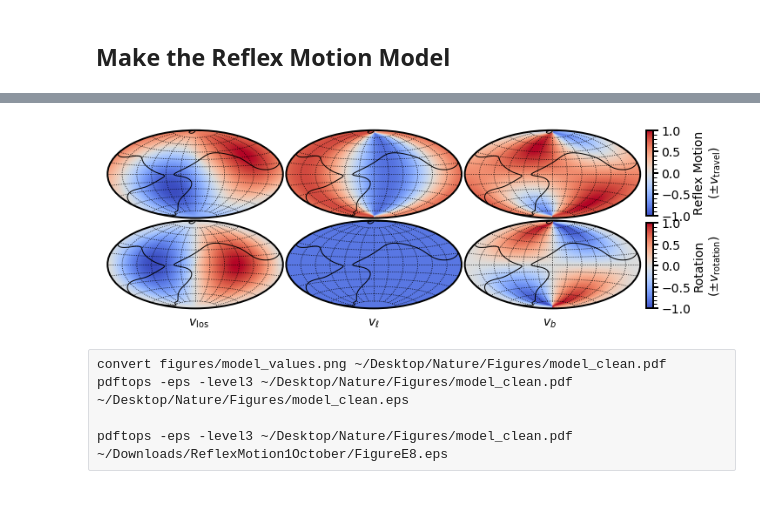
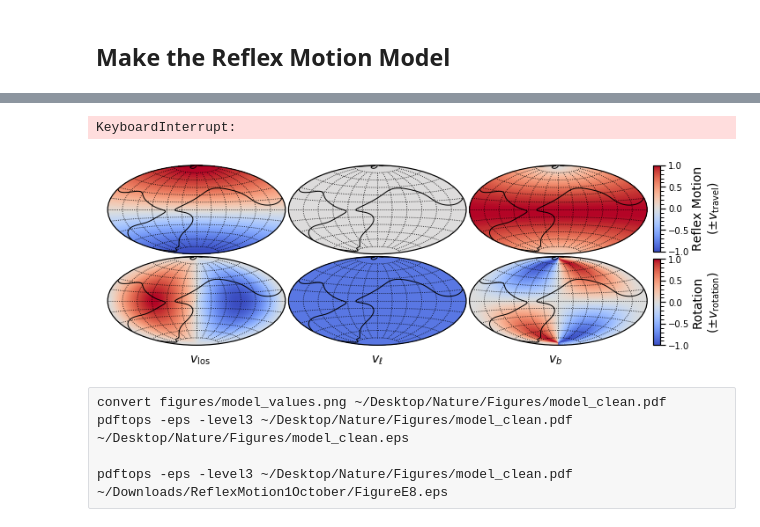
Before and after one commit to michael-petersen/ReflexMotion, a Jupyter notebook: Dynamical-Analysis.ipynb, the cells around one changed output, grey strips where cells are left out. Cells and saved outputs as stored; diff of their text form; code cells hidden in the pictures; blank space fills up the shorter version.

```diff
--- a/Dynamical-Analysis.ipynb
+++ b/Dynamical-Analysis.ipynb
@@ -72,3 +332,7 @@ xx,yy,bhbw = kde_3d.total_kde_two(bhbl,-bhbb,\
+# %%
+f = interp2d(l, b, vlos, kind='linear')
+# %% [output]
+KeyboardInterrupt:
 # %%
 velstretch = np.linspace(-32,32,64)
 
@@ -77,10 +341,12 @@ velstretch = np.linspace(-32,32,64)
 # pulled from the best-fit in the paper.
 phi = 56.
 theta = 90+34.
+phi = 0.
+theta = 0.
 psi = 0.
 
 twopi=False
-travel='u'
+travel='d'
 
 pointres=50
 
@@ -131,35 +397,35 @@ vel = rm.undo_proper_motion(mub,dist)
 velstretch = np.linspace(-1.,1.,64)
 l[l>np.pi]-=2.*np.pi
 ax6.scatter(-l,b,color=cm.coolwarm((vel-np.nanmin(velstretch))/(np.nanmax(velstretch)-np.nanmin(velstretch)),1.),s=20.)
 
 
 for ax in [ax1,ax2,ax3,ax4,ax5,ax6]:
     ax.grid(True,color='black',linestyle='dotted')
     ax.set_xticklabels(())
     ax.set_yticklabels(())
     ax.contour(-(np.pi/180.)*xx,(np.pi/180.)*yy,-np.log10(bhbw),[5.],colors='black',linewidths=1.)
 
 plt.text(0.31/2.,     0.14,'$v_{\\rm los}$',size=14,transform=fig.transFigure,ha='center',va='center')
 plt.text(0.31/2.+0.28,0.14,'$v_{\ell}$',size=14,transform=fig.transFigure,ha='center',va='center')
 plt.text(0.31/2.+0.56,0.14,'$v_{b}$',size=14,transform=fig.transFigure,ha='center',va='center')
 
 
 cmap = cm.magma; norm = mpl.colors.Normalize(vmin=-1., vmax=1.)
 cb1 = mpl.colorbar.ColorbarBase(ax7, cmap=cm.coolwarm,norm=norm)
 cb1.set_label('Reflex Motion\n($\pm v_{\\rm travel})$',size=14)
 cb1.set_ticks(np.round(np.arange(-1.,1.01,0.5),1))
 
 cmap = cm.magma; norm = mpl.colors.Normalize(vmin=-1., vmax=1.)
 cb1 = mpl.colorbar.ColorbarBase(ax8, cmap=cm.coolwarm,norm=norm)
 cb1.set_label('Rotation\n($\pm v_{\\rm rotation})$',size=14)
 cb1.set_ticks(np.round(np.arange(-1.,1.01,0.5),1))
 
 
 
 
-plt.savefig('figures/model_values.png',dpi=300)
+plt.savefig('figures/model_values0.png',dpi=300)
 # %% [output]
-[figure, old version]
+[figure, new version]
 # %% [raw]
 convert figures/model_values.png ~/Desktop/Nature/Figures/model_clean.pdf
 pdftops -eps -level3 ~/Desktop/Nature/Figures/model_clean.pdf ~/Desktop/Nature/Figures/model_clean.eps
```
Also changed, not shown: parts of 26 cells of this notebook, 23 other files.
